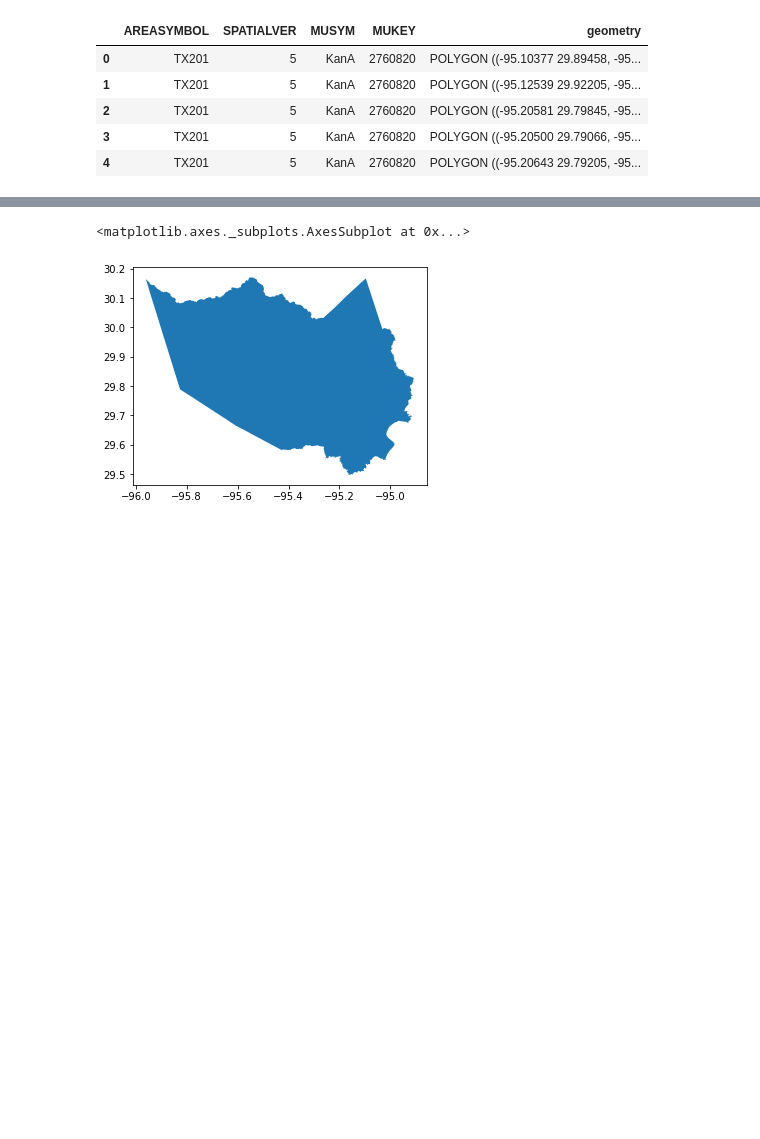
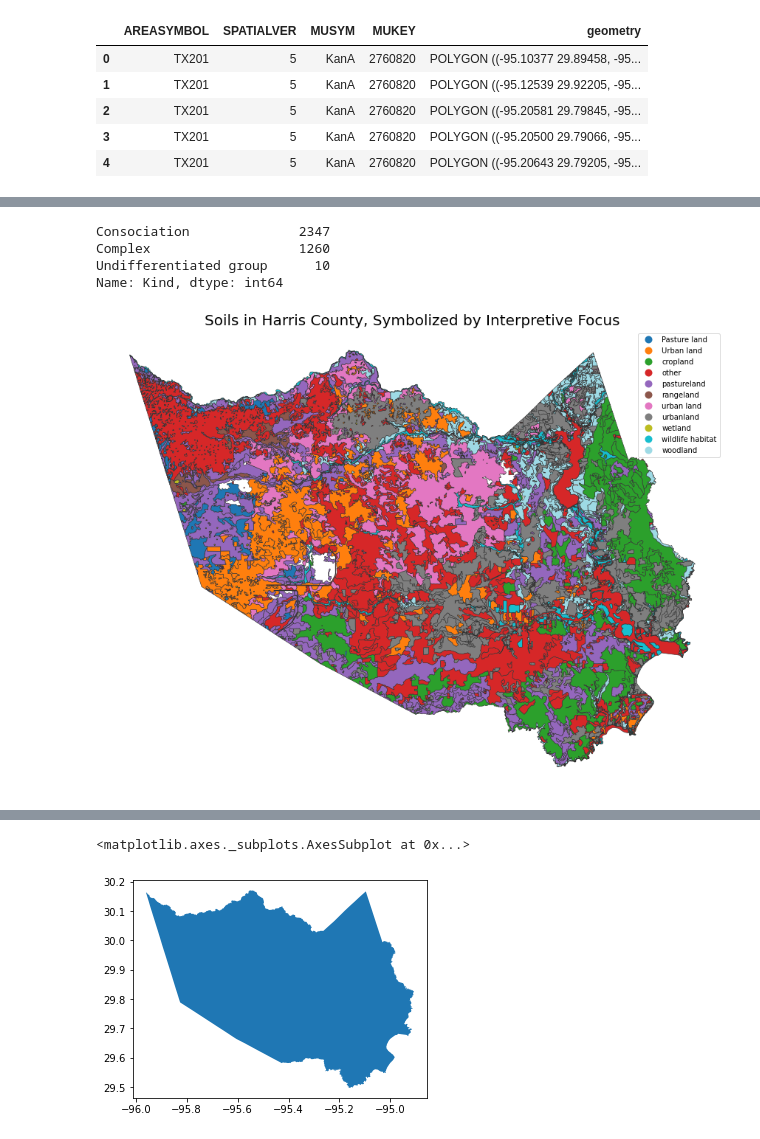
Before and after one commit to noahkarsky/spatial-shrooms, a Jupyter notebook: Getting_Harris_County_Soil_Data.ipynb, the cells around one changed output, grey strips where cells are left out. Saved outputs shown, nothing was run; the diff lists cells and outputs as text; code cells hidden in the pictures; blank space fills up the shorter version.

```diff
--- a/Getting_Harris_County_Soil_Data.ipynb
+++ b/Getting_Harris_County_Soil_Data.ipynb
@@ -89,0 +95,15 @@ aoi = gpd.read_file('/content/TX201/spatial/soilsa_a_tx201.shp')
+# %%
+sdf.Kind.value_counts()
+# %% [output]
+Consociation              2347
+Complex                   1260
+Undifferentiated group      10
+Name: Kind, dtype: int64
+# %%
+fig, ax = plt.subplots(figsize = (12,12))
+sdf.fillna('other').plot(ax=ax, column = 'Interpretive_Focus',linewidth=.6,edgecolor='0.2',categorical=True, cmap='tab20',legend = True,)
+ax.axis('off')
+ax.set_title('Soils in Harris County, Symbolized by Interpretive Focus',fontsize=20)
+plt.tight_layout()
+# %% [output]
+[figure, added]
```
Also changed, not shown: parts of 8 cells of this notebook.
